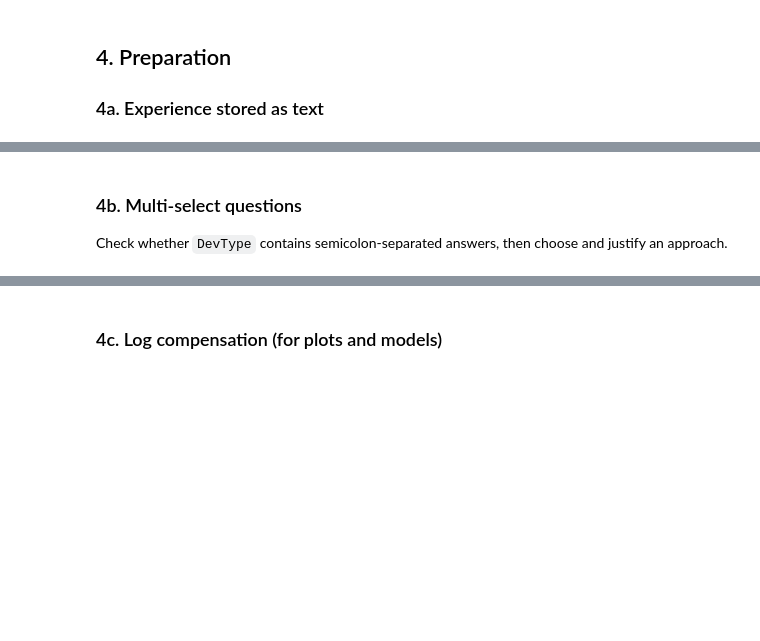
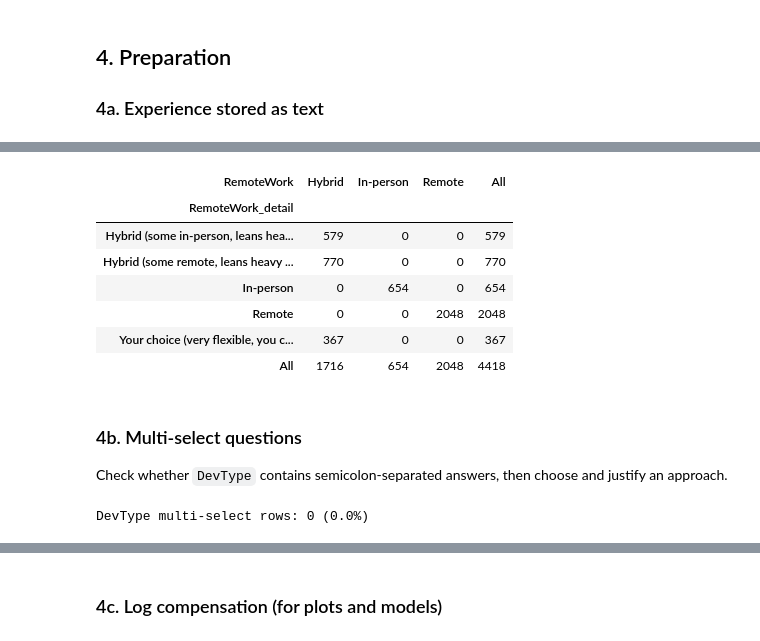
Before and after one commit to samia21-04/Developer_Compensation, a Jupyter notebook: notebooks/01_data_prep.ipynb, the cells around one changed output, grey strips where cells are left out. Cells and saved outputs as stored; diff of their text form; code cells hidden in the pictures; blank space fills up the shorter version.

```diff
--- a/notebooks/01_data_prep.ipynb
+++ b/notebooks/01_data_prep.ipynb
@@ -43,8 +110,10 @@ funnel = [("All respondents", len(raw))]
 us = raw[raw["Country"] == "United States of America"]
 funnel.append(("United States", len(us)))
 
-ft = us[us["Employment"].str.contains("Employed, full-time", na=False)]
-funnel.append(("Employed full-time", len(ft)))
+# 2025 has no full-time option; "Employed" excludes contractors/freelancers,
+# whose reported pay may be business income rather than salary
+ft = us[us["Employment"] == "Employed"]
+funnel.append(("Employed (not self-employed)", len(ft)))
 
 paid = ft[ft["ConvertedCompYearly"].notna()].copy()
 funnel.append(("Reported compensation", len(paid)))
@@ -94,7 +231,8 @@ funnel.append(("After outlier rule", len(paid)))
 ## 4. Preparation
 ### 4a. Experience stored as text
 # %%
-exp_map = {"Less than 1 year": 0.5, "More than 50 years": 51}
-for c in ["WorkExp", "YearsCode"]:
-    paid[c + "_num"] = pd.to_numeric(paid[c].replace(exp_map), errors="coerce")
-    print(c, "unconvertible values:", paid[c + "_num"].isna().sum())
+# In 2025, WorkExp and YearsCode are already numeric, so no text recoding is needed
+paid["WorkExp_num"] = paid["WorkExp"]
+paid["YearsCode_num"] = paid["YearsCode"]
+print(paid[["WorkExp_num", "YearsCode_num"]].describe())
+print("Missing WorkExp:", paid["WorkExp_num"].isna().sum())
@@ -106,7 +281,29 @@ paid["exp_band"].value_counts().sort_index()
+# %%
+remote_map = {
+    "Remote": "Remote",
+    "In-person": "In-person",
+    "Hybrid (some remote, leans heavy to in-person)": "Hybrid",
+    "Hybrid (some in-person, leans heavy to flexibility)": "Hybrid",
+    "Your choice (very flexible, you can come in when you want or just as needed)": "Hybrid",
+}
+paid["RemoteWork_detail"] = paid["RemoteWork"]          # keep the original 5 options
+paid["RemoteWork"] = paid["RemoteWork"].map(remote_map)  # 3 groups for comparisons
+pd.crosstab(paid["RemoteWork_detail"], paid["RemoteWork"], margins=True)
+# %% [output]
+| RemoteWork | Hybrid | In-person | Remote | All |
+| RemoteWork_detail |  |  |  |  |
+| Hybrid (some in-person, leans hea... | 579 | 0 | 0 | 579 |
+| Hybrid (some remote, leans heavy ... | 770 | 0 | 0 | 770 |
+| In-person | 0 | 654 | 0 | 654 |
+| Remote | 0 | 0 | 2048 | 2048 |
+| Your choice (very flexible, you c... | 367 | 0 | 0 | 367 |
+| All | 1716 | 654 | 2048 | 4418 |
 # %% [markdown]
 ### 4b. Multi-select questions
 Check whether `DevType` contains semicolon-separated answers, then choose and justify an approach.
 # %%
 multi = paid["DevType"].str.contains(";", na=False)
 print(f"DevType multi-select rows: {multi.sum()} ({multi.mean():.1%})")
+# %% [output]
+DevType multi-select rows: 0 (0.0%)
 # %%
```
Also changed, not shown: parts of 24 cells of this notebook, 1 other file.
